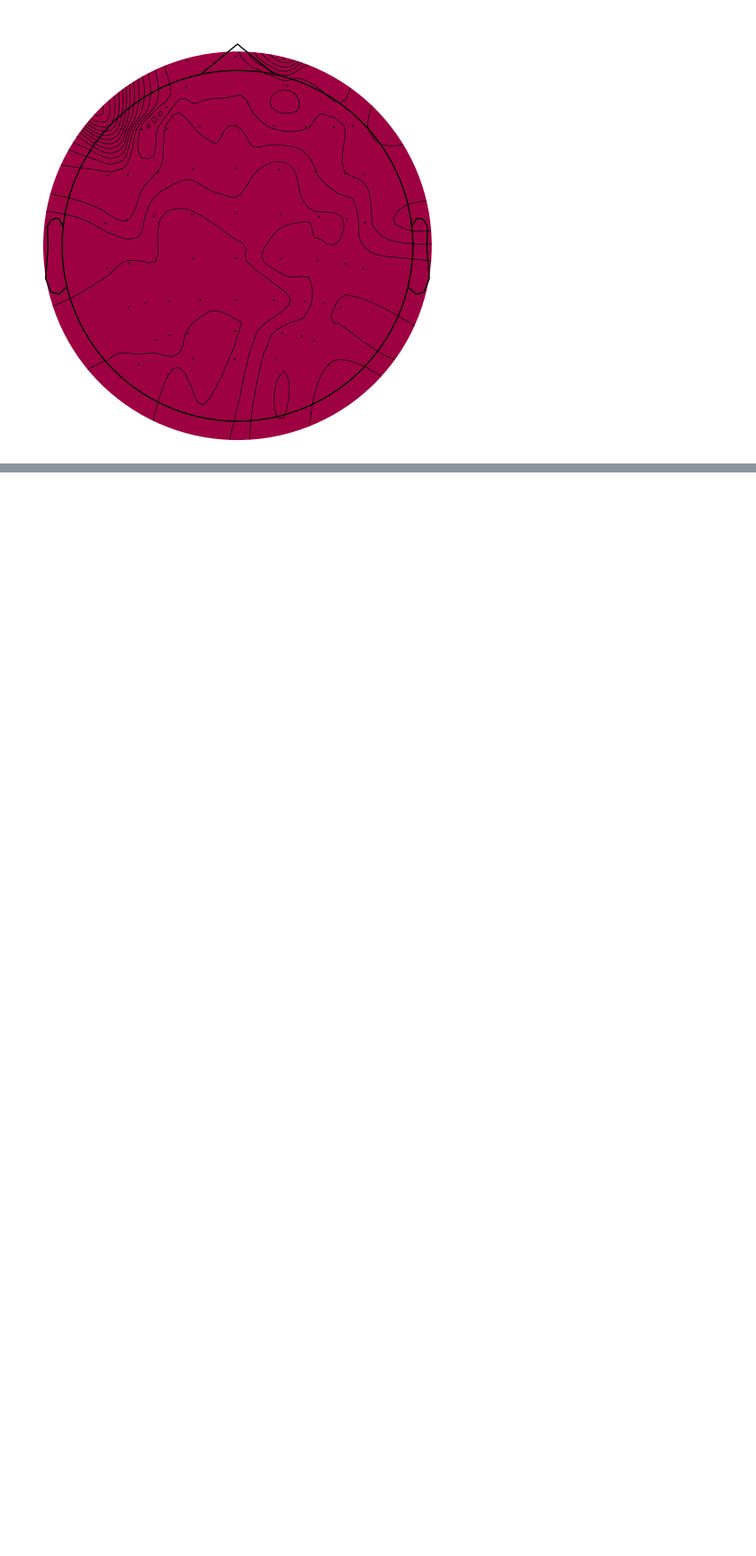
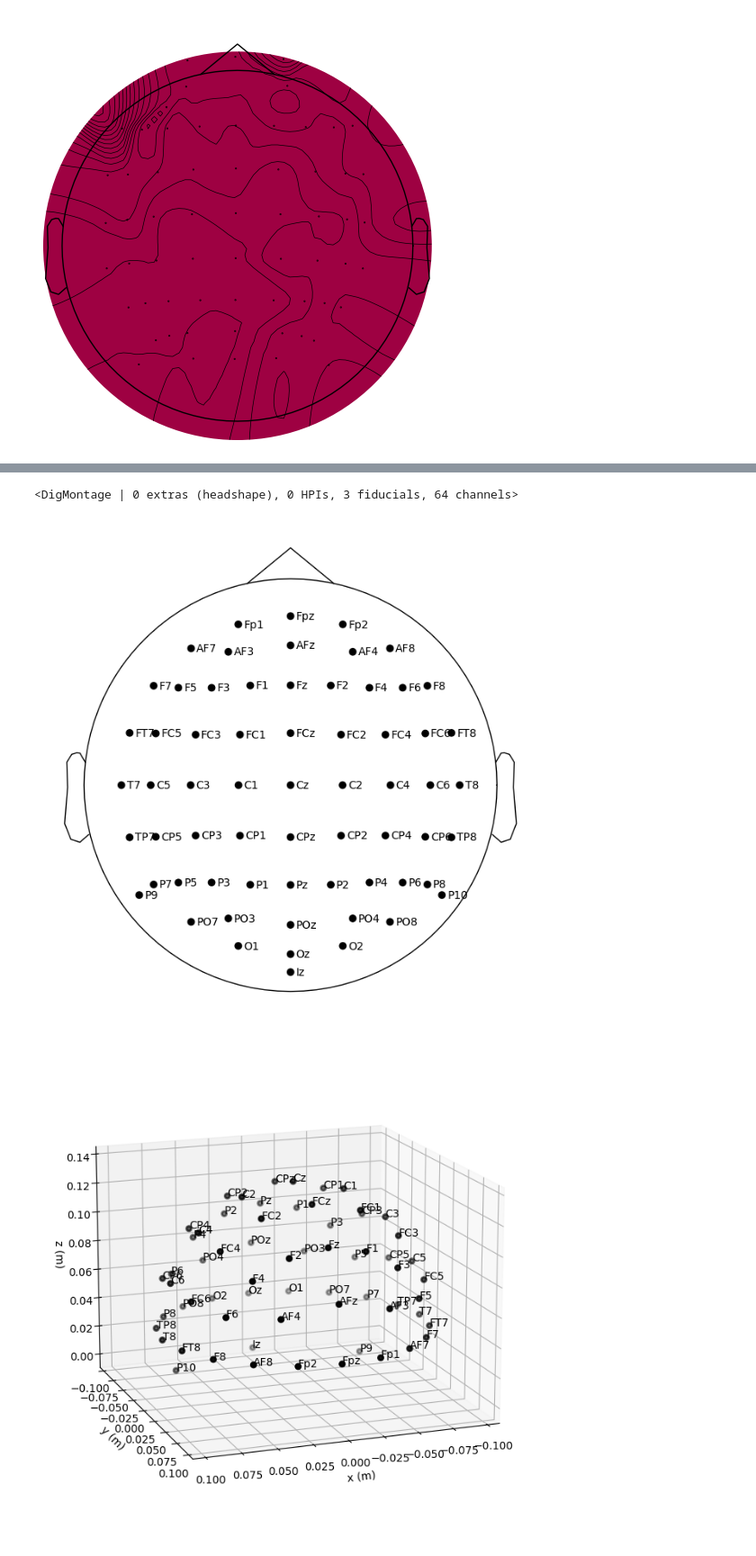
Before and after one commit to Anais-Y/restart, a Jupyter notebook: visualisation/figures.ipynb, the cells around one changed output, grey strips where cells are left out. Shown at 90% size. Drawn from its saved outputs; the diff is of its cells as text; code cells hidden in the pictures; blank space fills up the shorter version.

```diff
--- a/visualisation/figures.ipynb
+++ b/visualisation/figures.ipynb
@@ -296,0 +376,19 @@ gamma_feats (186, 512)
+# %%
+from pathlib import Path
+import matplotlib.pyplot as plt
+import numpy as np
+import mne
+
+builtin_montages = mne.channels.get_builtin_montages(descriptions=True)
+for montage_name, montage_description in builtin_montages:
+    print(f"{montage_name}: {montage_description}")
+# %% [output]
+<DigMontage | 0 extras (headshape), 0 HPIs, 3 fiducials, 64 channels>
+# %%
+easycap_montage = mne.channels.make_standard_montage("biosemi64")
+easycap_montage.plot()  # 2D
+fig = easycap_montage.plot(kind="3d", show=False)  # 3D
+fig = fig.gca().view_init(azim=70, elev=15)  # set view angle for tutorial
+# %% [output]
+[figure, added]
+[figure, added]
```
Also changed, not shown: parts of 10 cells of this notebook, 41 other files.
